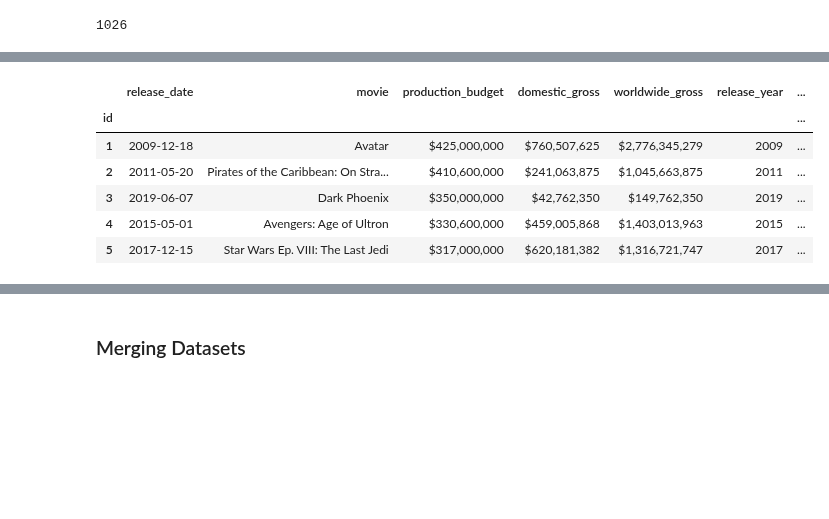
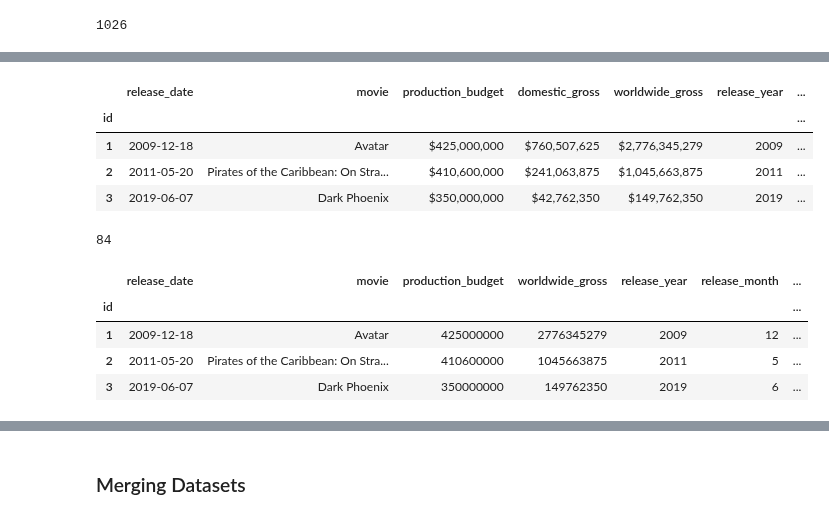
Before and after one commit to ThomasHChapman/p1_project, a Jupyter notebook: main_notebook.ipynb, the cells around one changed output, grey strips where cells are left out. Cells and saved outputs as stored; diff of their text form; code cells hidden in the pictures; blank space fills up the shorter version.

```diff
--- a/main_notebook.ipynb
+++ b/main_notebook.ipynb
@@ -127,2 +149,0 @@ memory usage: 1.7+ MB
-# %%
-df_budget = pd.read_csv('./data/tn.movie_budgets.csv.gz', index_col=0)
@@ -142,15 +156,14 @@ df_budget.head()
 # %%
 # Created release year and release month columns, and converted values to integers.
+
 df_budget['release_year'] = df_budget['release_date'].dt.strftime("%Y%m%d").str[:4].astype(int)
 df_budget['release_month'] = df_budget['release_date'].dt.strftime("%Y%m%d").str[4:6].astype(int)
-df_budget.head()
+df_budget.head(3)
 # %% [output]
 |  | release_date | movie | production_budget | domestic_gross | worldwide_gross | release_year | ... |
 | id |  |  |  |  |  |  | ... |
 | 1 | 2009-12-18 | Avatar | $425,000,000 | $760,507,625 | $2,776,345,279 | 2009 | ... |
 | 2 | 2011-05-20 | Pirates of the Caribbean: On Stra... | $410,600,000 | $241,063,875 | $1,045,663,875 | 2011 | ... |
 | 3 | 2019-06-07 | Dark Phoenix | $350,000,000 | $42,762,350 | $149,762,350 | 2019 | ... |
-| 4 | 2015-05-01 | Avengers: Age of Ultron | $330,600,000 | $459,005,868 | $1,403,013,963 | 2015 | ... |
-| 5 | 2017-12-15 | Star Wars Ep. VIII: The Last Jedi | $317,000,000 | $620,181,382 | $1,316,721,747 | 2017 | ... |
 # %%
 # Removed punctuation from production budget and converted the column values to integers.
@@ -162,3 +177,7 @@ df_budget['production_budget'] = df_budget['production_budget'].astype(int)
 df_budget['worldwide_gross'] = df_budget['worldwide_gross'].str.replace(',','')
 df_budget['worldwide_gross'] = df_budget['worldwide_gross'].str.replace('$', '')
 df_budget['worldwide_gross'] = df_budget['worldwide_gross'].astype(int)
+# %%
+df_budget['movie'].duplicated().sum()
+# %% [output]
+84
@@ -165 +190,12 @@ df_budget['worldwide_gross'] = df_budget['worldwide_gross'].astype(int)
+# %%
+# Add return on investment column equal to worldwide_gross minus production budget.
+
+df_budget['return_on_investment'] = df_budget['worldwide_gross'] - df_budget['production_budget']
+df_budget.head(3)
+# %% [output]
+|  | release_date | movie | production_budget | worldwide_gross | release_year | release_month | ... |
+| id |  |  |  |  |  |  | ... |
+| 1 | 2009-12-18 | Avatar | 425000000 | 2776345279 | 2009 | 12 | ... |
+| 2 | 2011-05-20 | Pirates of the Caribbean: On Stra... | 410600000 | 1045663875 | 2011 | 5 | ... |
+| 3 | 2019-06-07 | Dark Phoenix | 350000000 | 149762350 | 2019 | 6 | ... |
 # %% [markdown]
```
Also changed, not shown: parts of 53 cells of this notebook, 3 other files.
